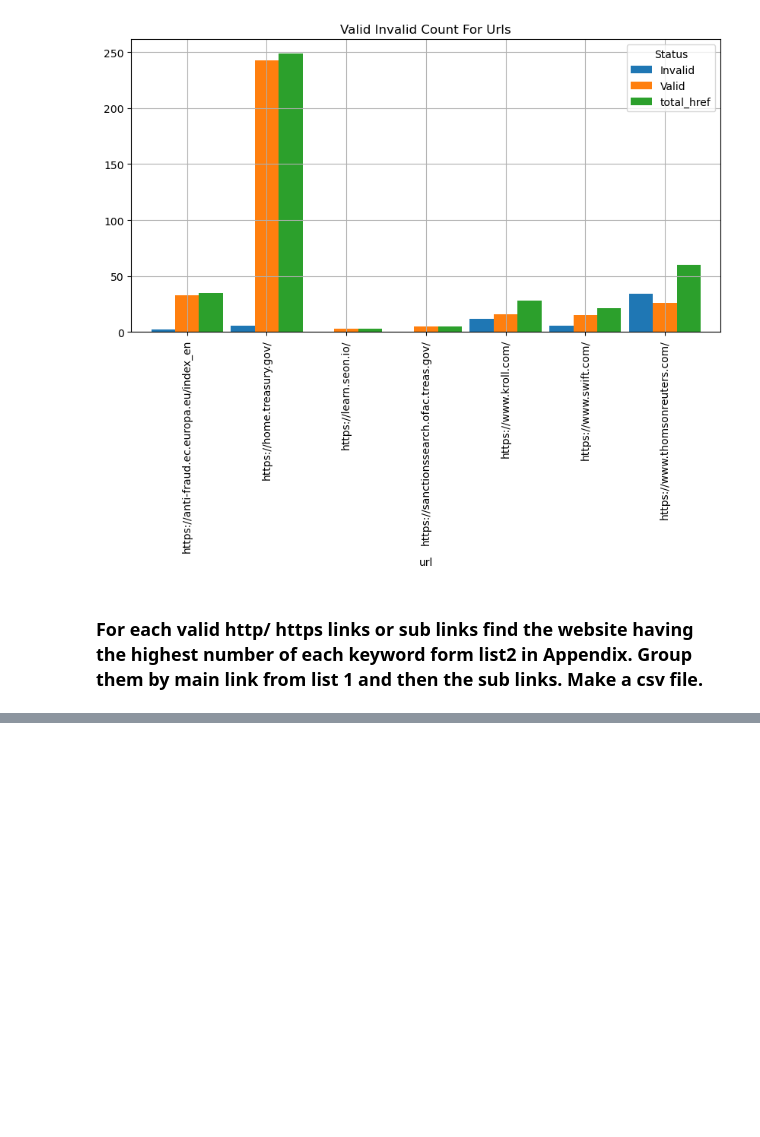
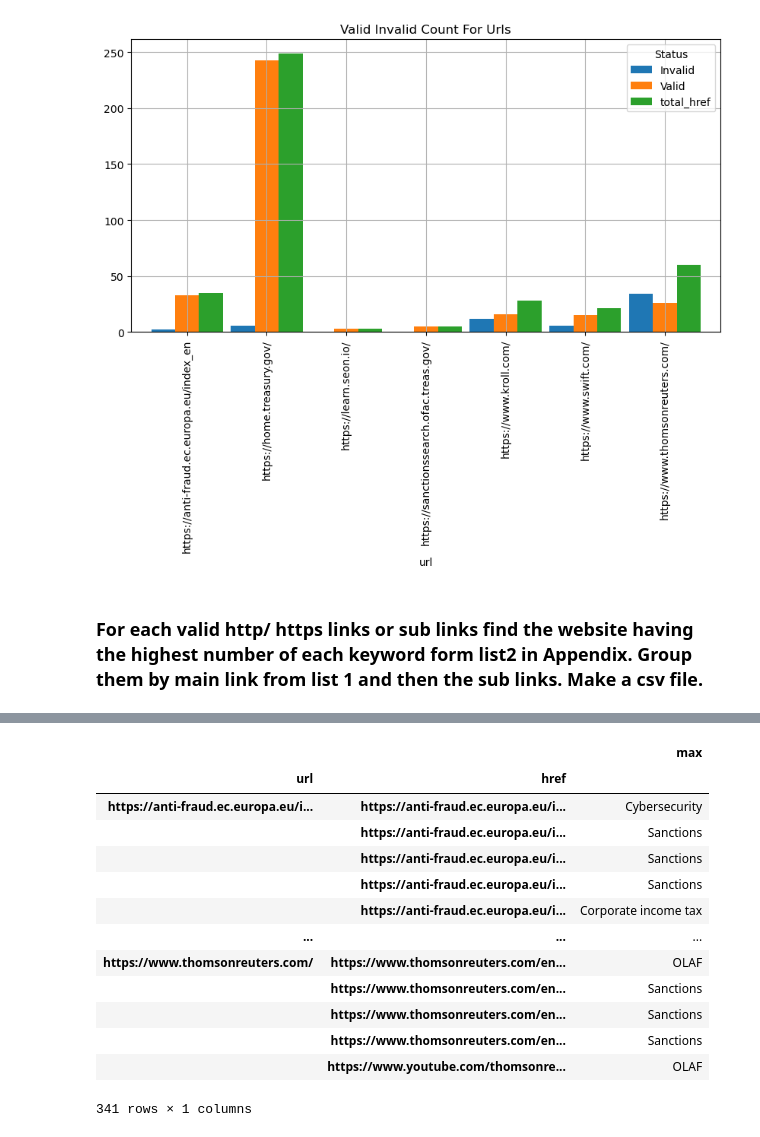
Before and after one commit to ShubhPatil95/Case-Study, a Jupyter notebook: CaseStudy.ipynb, the cells around one changed output, grey strips where cells are left out. Cells and saved outputs as stored; diff of their text form; code cells hidden in the pictures; blank space fills up the shorter version.

```diff
--- a/CaseStudy.ipynb
+++ b/CaseStudy.ipynb
@@ -171,4 +172,19 @@ df1.head()
 # %%
 aggregation_functions = {'max': 'first'}
 df_new = df1.groupby(['url','href']).aggregate(aggregation_functions)
-df_new.to_csv("/content/drive/MyDrive/EKeeda/case/Max_freq_keyword.csv",index=False)
+df_new
+# %% [output]
+|  |  | max |
+| url | href |  |
+| https://anti-fraud.ec.europa.eu/i... | https://anti-fraud.ec.europa.eu/i... | Cybersecurity |
+|  | https://anti-fraud.ec.europa.eu/i... | Sanctions |
+|  | https://anti-fraud.ec.europa.eu/i... | Sanctions |
+|  | https://anti-fraud.ec.europa.eu/i... | Sanctions |
+|  | https://anti-fraud.ec.europa.eu/i... | Corporate income tax |
+| ... | ... | ... |
+| https://www.thomsonreuters.com/ | https://www.thomsonreuters.com/en... | OLAF |
+|  | https://www.thomsonreuters.com/en... | Sanctions |
+|  | https://www.thomsonreuters.com/en... | Sanctions |
+|  | https://www.thomsonreuters.com/en... | Sanctions |
+|  | https://www.youtube.com/thomsonre... | OLAF |
+341 rows × 1 columns
```
Also changed, not shown: parts of 7 cells of this notebook, 3 other files.
